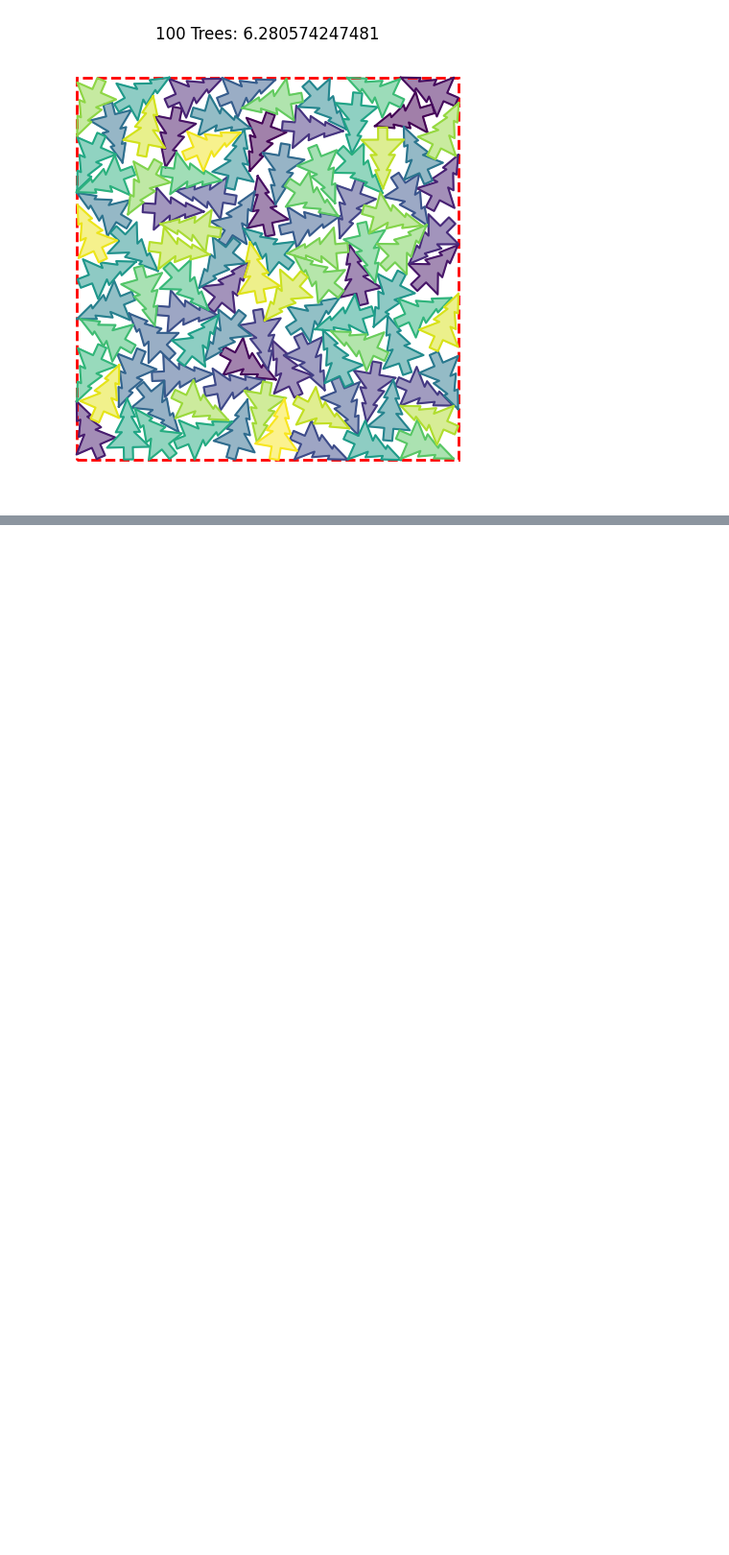
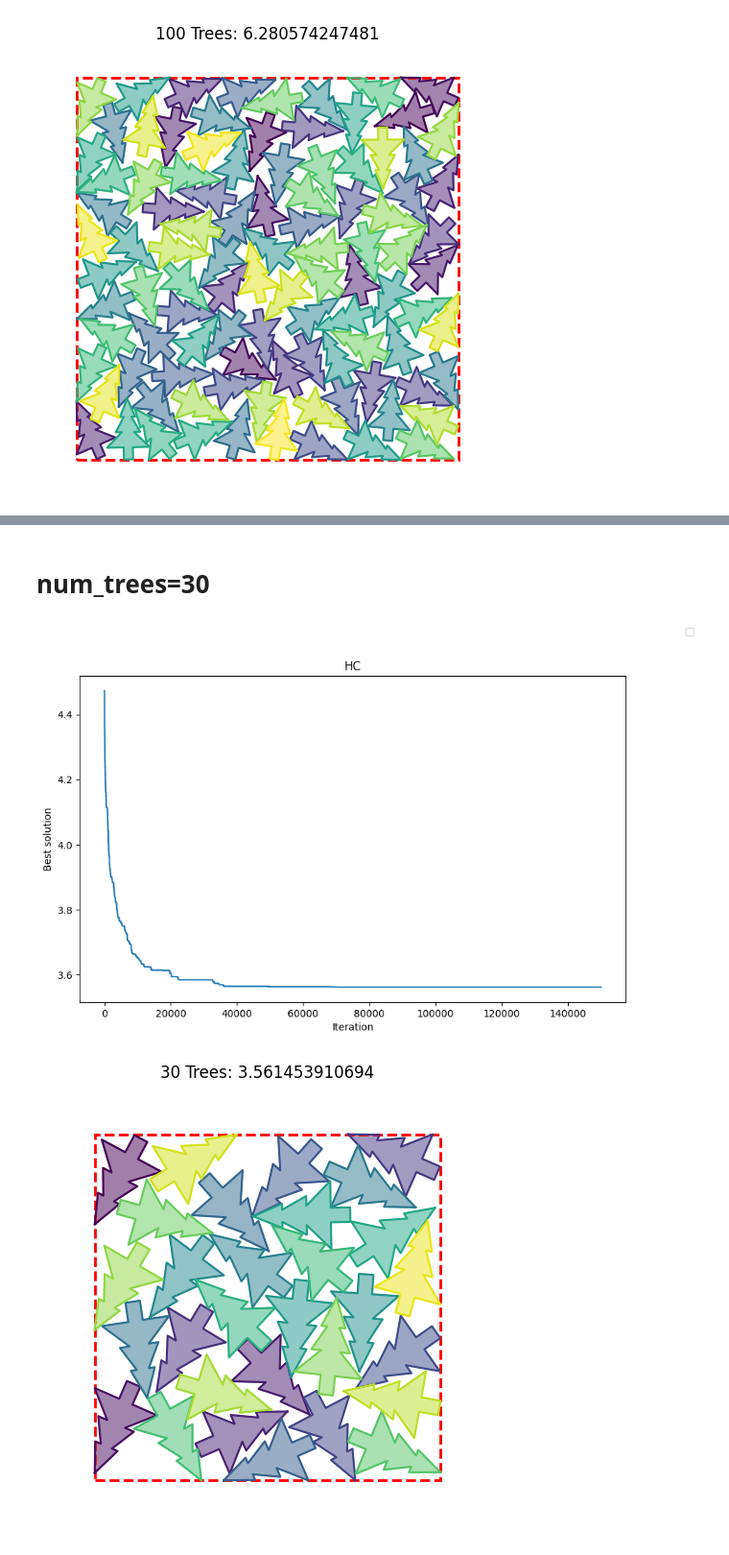
Before and after one commit to igorwlodarczyk/aoin, a Jupyter notebook: raport.ipynb, the cells around one changed output, grey strips where cells are left out. Shown at 96% size. Cells and saved outputs as stored; diff of their text form; code cells hidden in the pictures; blank space fills up the shorter version.

```diff
--- a/raport.ipynb
+++ b/raport.ipynb
@@ -55,0 +84,11 @@ plot_sa("data/output_saa_77b06160110c44d9a202bc3bd4a804c6.log")
+# %% [markdown]
+# num_trees=30
+# %%
+from northpole_packing.notebook import plot_hc, plot_sa, plot_ts, compare_solutions
+plot_hc("results30/output_hc_dcdb3141e41a4d66accde8682f0c3075.log")
+plot_sa("results30/output_saa_abd46c1add1345398552ab97e6d1e30b.log")
+plot_ts("results30/output_ts_1f0d7384a9dc4eb2baca94349ac60dad.log")
+compare_solutions("results30/output_saa_abd46c1add1345398552ab97e6d1e30b.log", "results30/output_hc_dcdb3141e41a4d66accde8682f0c3075.log", "results30/output_ts_1f0d7384a9dc4eb2baca94349ac60dad.log")
+# %% [output]
+[figure, added]
+[figure, added]
```
Also changed, not shown: parts of 7 cells of this notebook.
